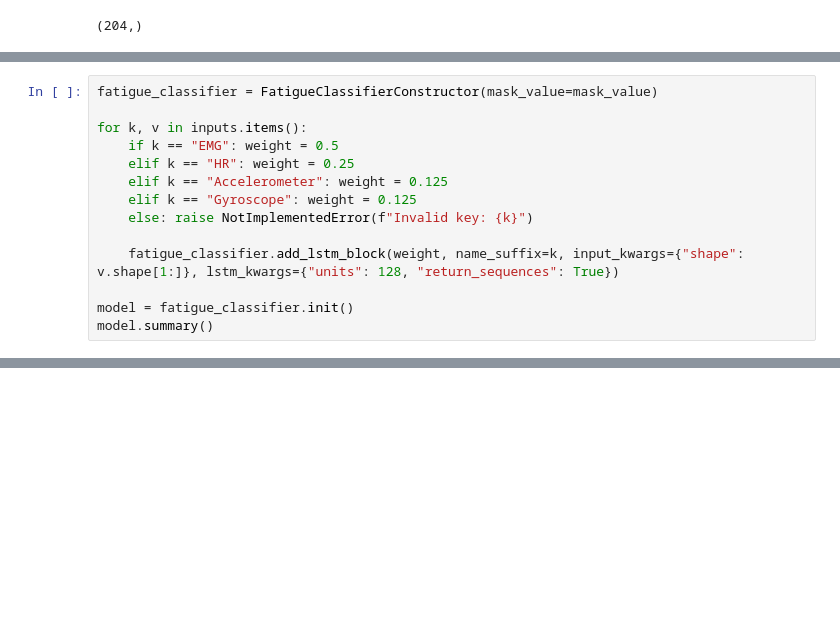
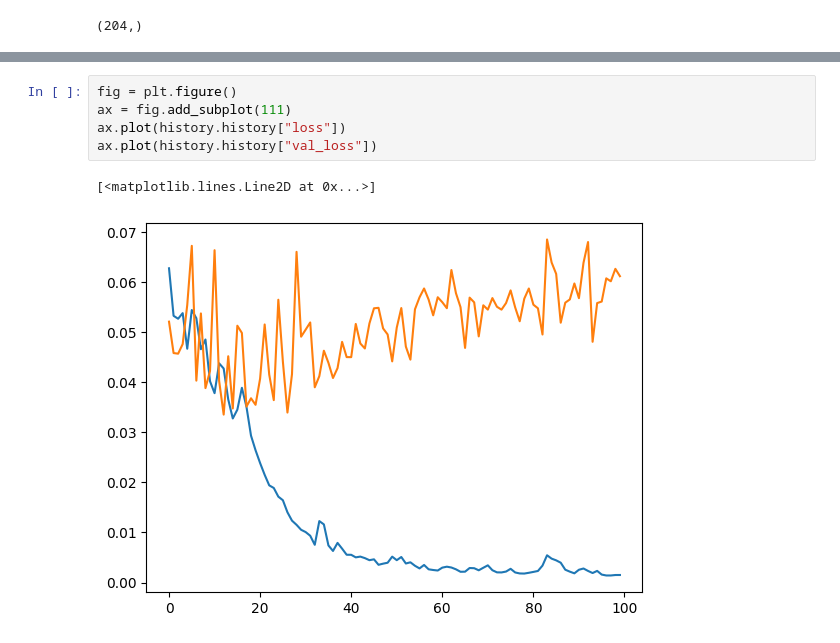
Before and after one commit to gkouretas/ros2_ws, a Jupyter notebook: train_model.ipynb, the cells around one changed output, grey strips where cells are left out. Cells and saved outputs as stored; diff of their text form; blank space fills up the shorter version.

```diff
--- a/train_model.ipynb
+++ b/train_model.ipynb
@@ -238,14 +346,0 @@ for signal in inputs["EMG"][0]:
-# %%
-fatigue_classifier = FatigueClassifierConstructor(mask_value=mask_value)
-
-for k, v in inputs.items():
-    if k == "EMG": weight = 0.5
-    elif k == "HR": weight = 0.25
-    elif k == "Accelerometer": weight = 0.125
-    elif k == "Gyroscope": weight = 0.125
-    else: raise NotImplementedError(f"Invalid key: {k}")
-
-    fatigue_classifier.add_lstm_block(weight, name_suffix=k, input_kwargs={"shape": v.shape[1:]}, lstm_kwargs={"units": 128, "return_sequences": True})
-
-model = fatigue_classifier.init()
-model.summary()
@@ -317 +497,9 @@ KeyboardInterrupt:
+# %%
+fig = plt.figure()
+ax = fig.add_subplot(111)
+ax.plot(history.history["loss"])
+ax.plot(history.history["val_loss"])
+# %% [output]
+[<matplotlib.lines.Line2D at 0x...>]
+[figure, added]
 # %%
```
Also changed, not shown: parts of 19 cells of this notebook.
